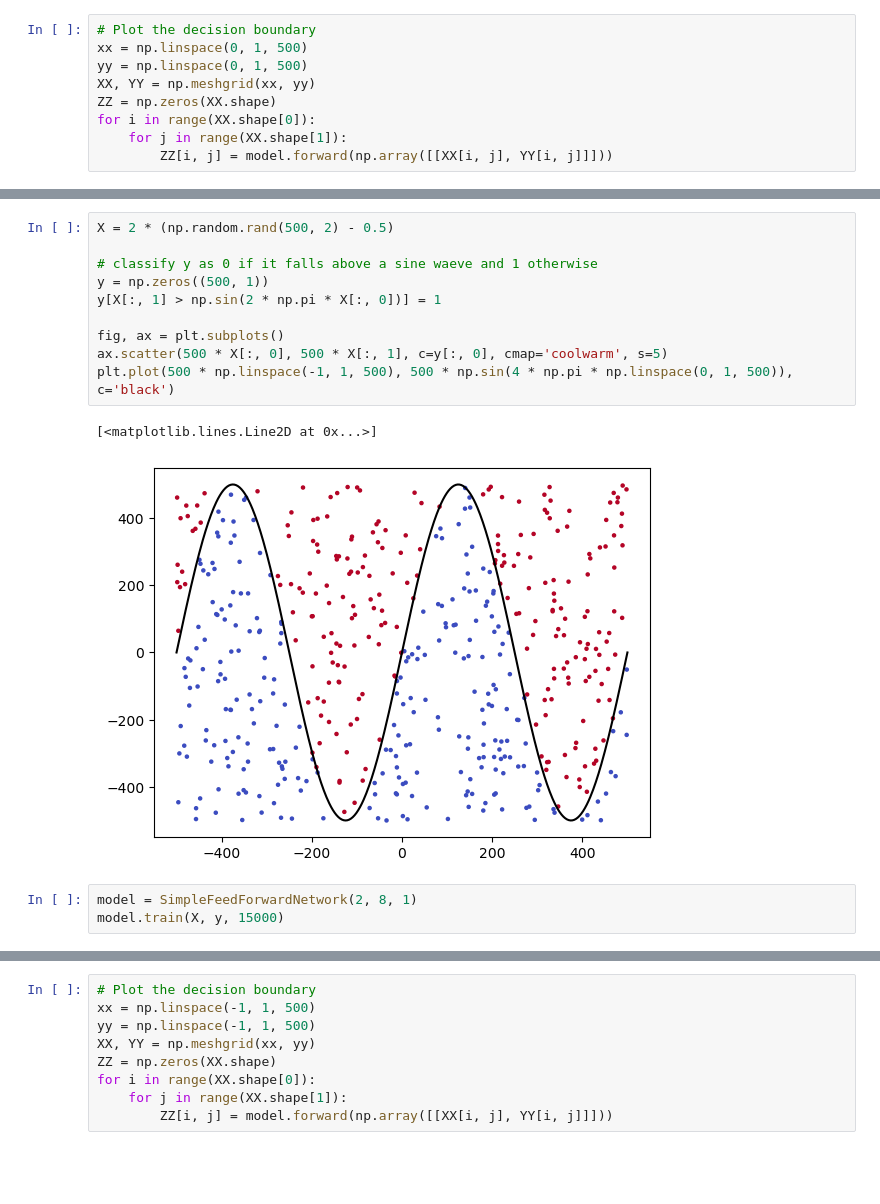
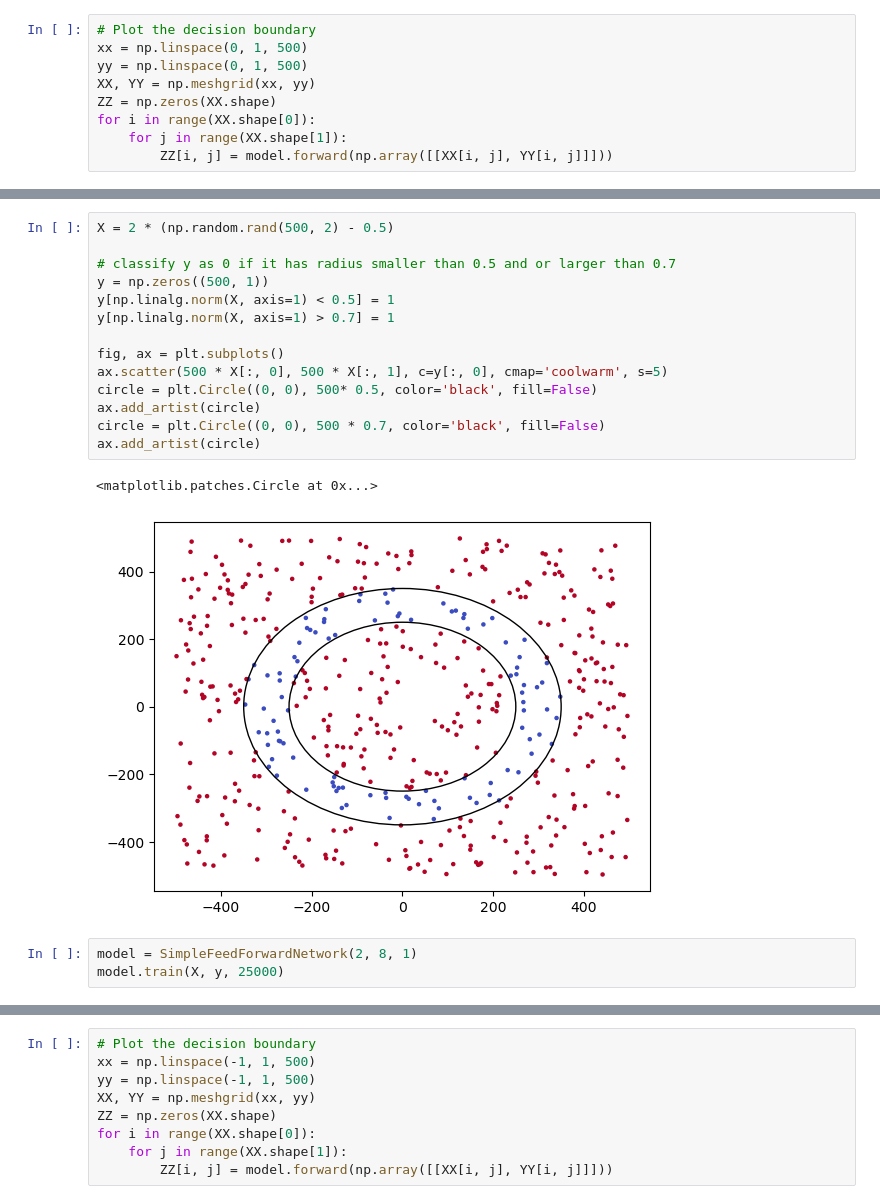
Before and after one commit to BennettHydroLab/zero_to_lstm, a Jupyter notebook: 1_single_layer_perceptron.ipynb, the cells around one changed output, grey strips where cells are left out. Cells and saved outputs as stored; diff of their text form; blank space fills up the shorter version.

```diff
--- a/1_single_layer_perceptron.ipynb
+++ b/1_single_layer_perceptron.ipynb
@@ -93,19 +93,23 @@ ax.scatter(500* X[:, 0], 500 * X[:, 1], c=y[:, 0], cmap='bone_r', s=5)
 # %%
 X = 2 * (np.random.rand(500, 2) - 0.5)
 
-# classify y as 0 if it falls above a sine waeve and 1 otherwise
+# classify y as 0 if it has radius smaller than 0.5 and or larger than 0.7
 y = np.zeros((500, 1))
-y[X[:, 1] > np.sin(2 * np.pi * X[:, 0])] = 1
+y[np.linalg.norm(X, axis=1) < 0.5] = 1
+y[np.linalg.norm(X, axis=1) > 0.7] = 1
 
 fig, ax = plt.subplots()
 ax.scatter(500 * X[:, 0], 500 * X[:, 1], c=y[:, 0], cmap='coolwarm', s=5)
-plt.plot(500 * np.linspace(-1, 1, 500), 500 * np.sin(4 * np.pi * np.linspace(0, 1, 500)), c='black')
+circle = plt.Circle((0, 0), 500* 0.5, color='black', fill=False)
+ax.add_artist(circle)
+circle = plt.Circle((0, 0), 500 * 0.7, color='black', fill=False)
+ax.add_artist(circle)
 # %% [output]
-[<matplotlib.lines.Line2D at 0x...>]
+<matplotlib.patches.Circle at 0x...>
-[figure, old version]
+[figure, new version]
 # %%
 model = SimpleFeedForwardNetwork(2, 8, 1)
-model.train(X, y, 15000)
+model.train(X, y, 25000)
 # %%
 plt.plot(model.loss)
 plt.xlabel('Epochs')
```
Also changed, not shown: parts of 9 cells of this notebook, 3 other files.
